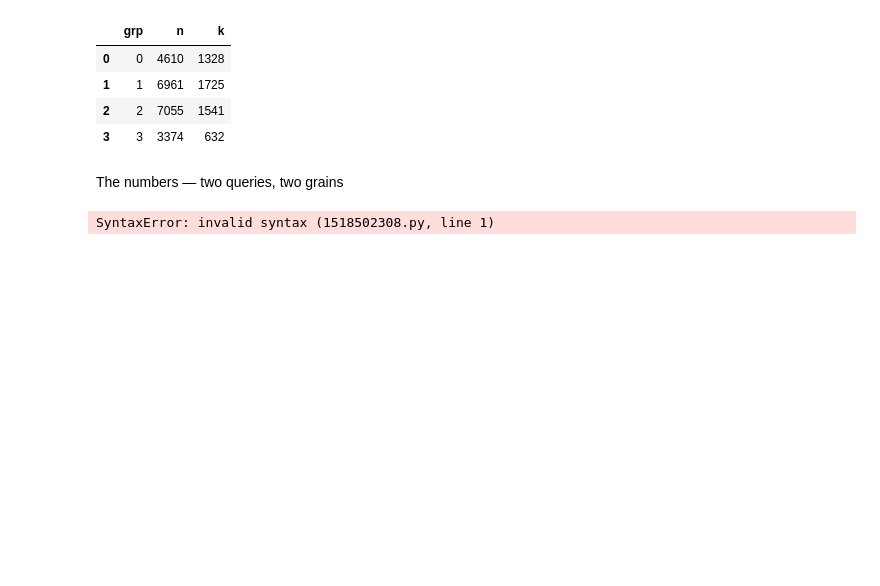
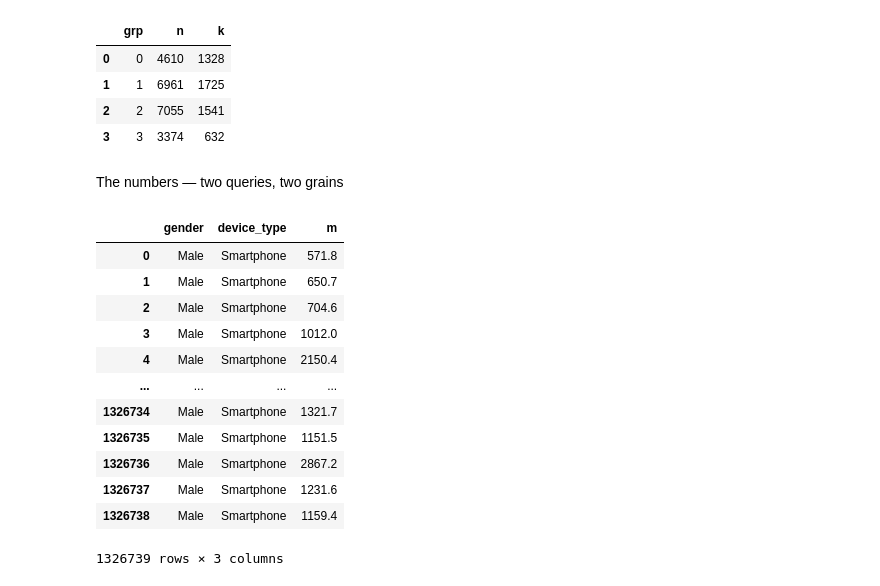
Before and after one commit to muhammedfayasekbcadbi-jpg/airtel-telecom-analytics, a Jupyter notebook: notebook/06_validation.ipynb, the cells around one changed output. Saved outputs shown, nothing was run; the diff lists cells and outputs as text; code cells hidden in the pictures; blank space fills up the shorter version.

```diff
--- a/notebook/06_validation.ipynb
+++ b/notebook/06_validation.ipynb
@@ -260,33 +260,24 @@ GROUP BY
 | 3 | 3 | 3374 | 632 |
 # %% [markdown]
 The numbers — two queries, two grains
-# %%
-q("""
-SELECT
-    c.gender,
-    c.device_type,
-    u.data_mb AS m
-FROM usage_daily u
-JOIN customer_features c
-    ON c.customer_id = u.customer_id;
-""")
-q("""
-SELECT
-    c.gender,
-    c.device_type,
-    u.data_mb AS m
-FROM usage_daily u
-JOIN customer_features c
-    ON c.customer_id = u.customer_id;
-""")
-q("""
-SELECT
-    c.gender,
-    c.device_type,
-    u.data_mb AS m
-FROM usage_daily u
-JOIN customer_features c
-    ON c.customer_id = u.customer_id;
-""")
-# %% [output]
-SyntaxError: invalid syntax (1518502308.py, line 1)
+# %%
+q("""
+SELECT c.gender, c.device_type, -- two splits
+ u.data_mb AS m -- one row per DAY
+FROM usage_daily u -- one row = a day
+JOIN customer_features c ON c.customer_id = u.customer_id; -- who
+""")
+# %% [output]
+|  | gender | device_type | m |
+| 0 | Male | Smartphone | 571.8 |
+| 1 | Male | Smartphone | 650.7 |
+| 2 | Male | Smartphone | 704.6 |
+| 3 | Male | Smartphone | 1012.0 |
+| 4 | Male | Smartphone | 2150.4 |
+| ... | ... | ... | ... |
+| 1326734 | Male | Smartphone | 1321.7 |
+| 1326735 | Male | Smartphone | 1151.5 |
+| 1326736 | Male | Smartphone | 2867.2 |
+| 1326737 | Male | Smartphone | 1231.6 |
+| 1326738 | Male | Smartphone | 1159.4 |
+1326739 rows × 3 columns
```
Also changed, not shown: parts of 1 cell of this notebook.
